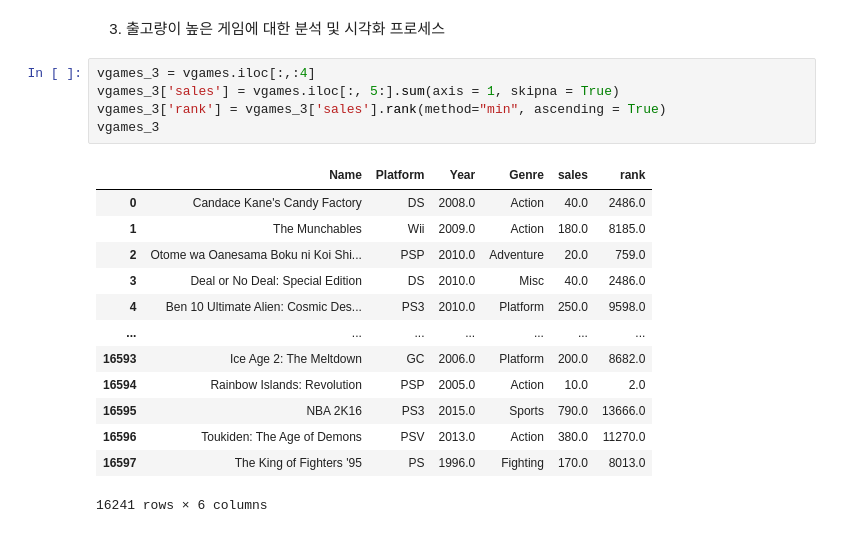
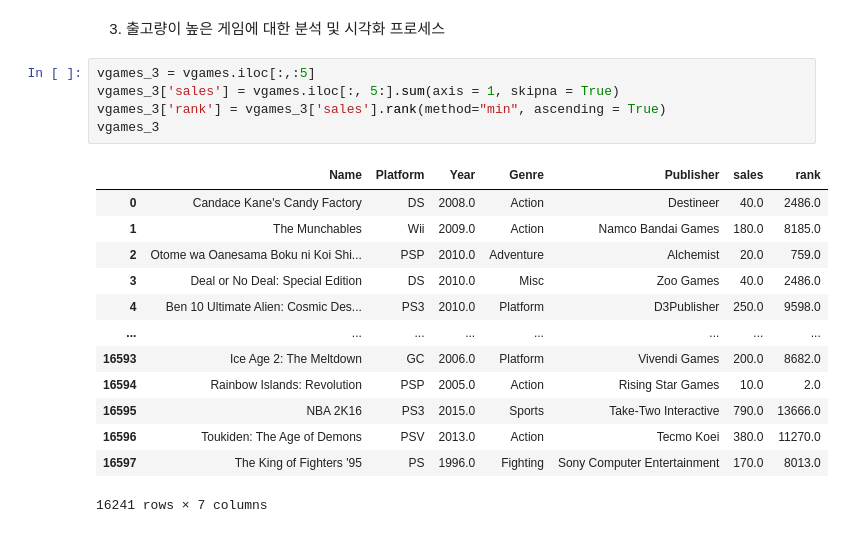
Before and after one commit to superahxd/_project, a Jupyter notebook: sec1_project.ipynb, the cells around one changed output. Drawn from its saved outputs; the diff is of its cells as text.

```diff
--- a/sec1_project.ipynb
+++ b/sec1_project.ipynb
@@ -284,23 +284,23 @@ array_pivot.head()
 # %% [markdown]
 3. 출고량이 높은 게임에 대한 분석 및 시각화 프로세스
 # %%
-vgames_3 = vgames.iloc[:,:4]
+vgames_3 = vgames.iloc[:,:5]
 vgames_3['sales'] = vgames.iloc[:, 5:].sum(axis = 1, skipna = True)
 vgames_3['rank'] = vgames_3['sales'].rank(method="min", ascending = True)
 vgames_3
 # %% [output]
-|  | Name | Platform | Year | Genre | sales | rank |
-| 0 | Candace Kane's Candy Factory | DS | 2008.0 | Action | 40.0 | 2486.0 |
-| 1 | The Munchables | Wii | 2009.0 | Action | 180.0 | 8185.0 |
-| 2 | Otome wa Oanesama Boku ni Koi Shi... | PSP | 2010.0 | Adventure | 20.0 | 759.0 |
-| 3 | Deal or No Deal: Special Edition | DS | 2010.0 | Misc | 40.0 | 2486.0 |
-| 4 | Ben 10 Ultimate Alien: Cosmic Des... | PS3 | 2010.0 | Platform | 250.0 | 9598.0 |
-| ... | ... | ... | ... | ... | ... | ... |
-| 16593 | Ice Age 2: The Meltdown | GC | 2006.0 | Platform | 200.0 | 8682.0 |
-| 16594 | Rainbow Islands: Revolution | PSP | 2005.0 | Action | 10.0 | 2.0 |
-| 16595 | NBA 2K16 | PS3 | 2015.0 | Sports | 790.0 | 13666.0 |
-| 16596 | Toukiden: The Age of Demons | PSV | 2013.0 | Action | 380.0 | 11270.0 |
-| 16597 | The King of Fighters '95 | PS | 1996.0 | Fighting | 170.0 | 8013.0 |
+|  | Name | Platform | Year | Genre | Publisher | sales | rank |
+| 0 | Candace Kane's Candy Factory | DS | 2008.0 | Action | Destineer | 40.0 | 2486.0 |
+| 1 | The Munchables | Wii | 2009.0 | Action | Namco Bandai Games | 180.0 | 8185.0 |
+| 2 | Otome wa Oanesama Boku ni Koi Shi... | PSP | 2010.0 | Adventure | Alchemist | 20.0 | 759.0 |
+| 3 | Deal or No Deal: Special Edition | DS | 2010.0 | Misc | Zoo Games | 40.0 | 2486.0 |
+| 4 | Ben 10 Ultimate Alien: Cosmic Des... | PS3 | 2010.0 | Platform | D3Publisher | 250.0 | 9598.0 |
+| ... | ... | ... | ... | ... | ... | ... | ... |
+| 16593 | Ice Age 2: The Meltdown | GC | 2006.0 | Platform | Vivendi Games | 200.0 | 8682.0 |
+| 16594 | Rainbow Islands: Revolution | PSP | 2005.0 | Action | Rising Star Games | 10.0 | 2.0 |
+| 16595 | NBA 2K16 | PS3 | 2015.0 | Sports | Take-Two Interactive | 790.0 | 13666.0 |
+| 16596 | Toukiden: The Age of Demons | PSV | 2013.0 | Action | Tecmo Koei | 380.0 | 11270.0 |
+| 16597 | The King of Fighters '95 | PS | 1996.0 | Fighting | Sony Computer Entertainment | 170.0 | 8013.0 |
-16241 rows × 6 columns
+16241 rows × 7 columns
 # %%
 vgames_3_rank = vgames_3.sort_values(by='rank', ascending=False)
```
Also changed, not shown: parts of 7 cells of this notebook.
